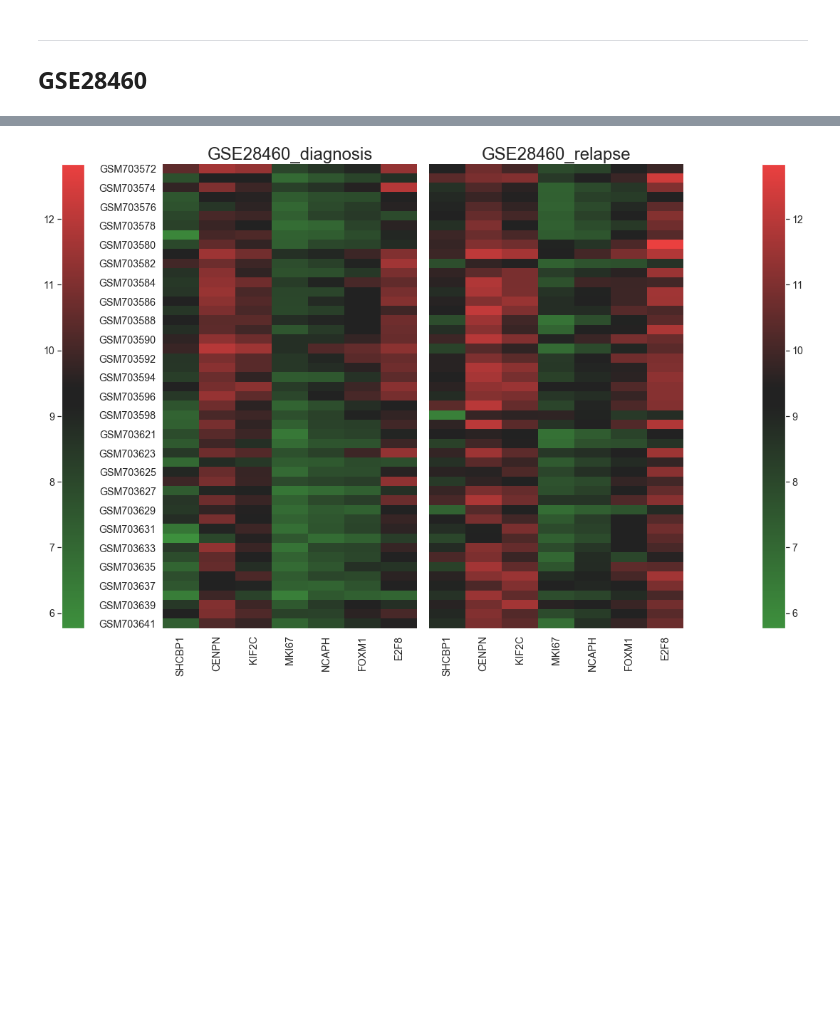
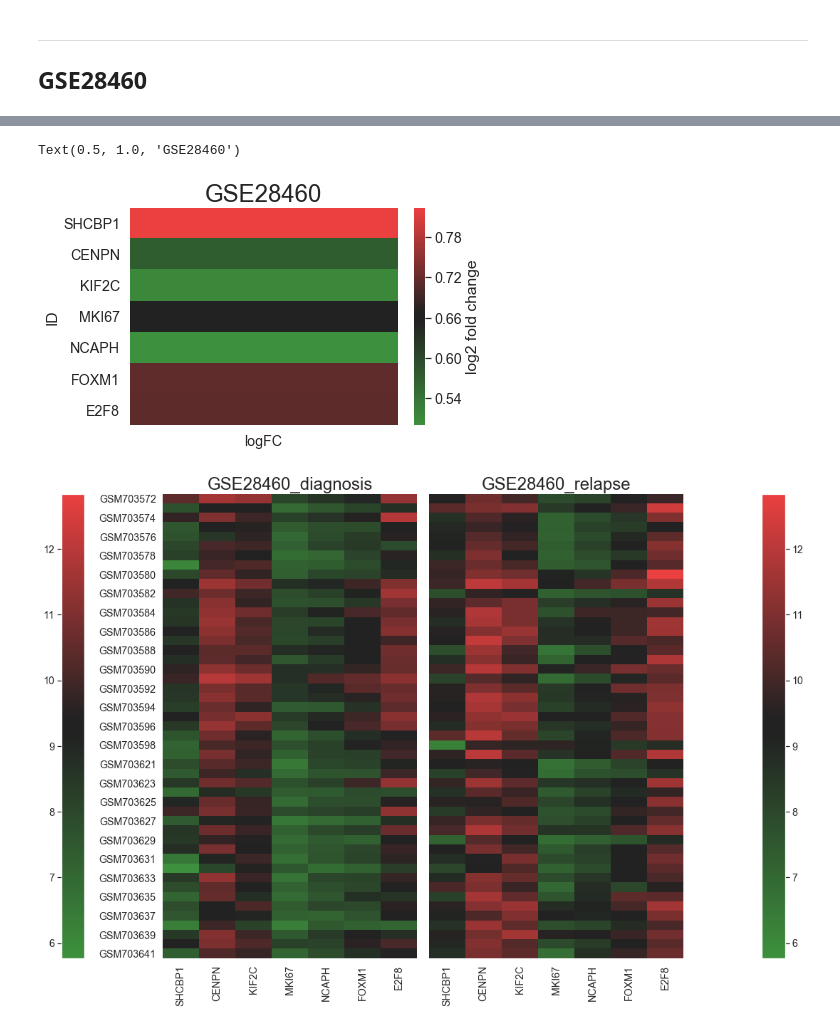
Before and after one commit to boringariel/Data_preprocessing, a Jupyter notebook: Pediatric_ALL_DEG.ipynb, the cells around one changed output, grey strips where cells are left out. Cells and saved outputs as stored; diff of their text form; code cells hidden in the pictures; blank space fills up the shorter version.

```diff
--- a/Pediatric_ALL_DEG.ipynb
+++ b/Pediatric_ALL_DEG.ipynb
@@ -134,3 +162,21 @@ deg_mi:  (42, 8)
+# %%
+res = pd.read_csv('./28460/res.csv')
+
+res.index = res['ID']
+
+res2 = pd.DataFrame(res[['ID','logFC']])
+
+genes = ['SHCBP1', 'CENPN', 'KIF2C', 'MKI67', 'NCAPH', 'FOXM1', 'E2F8']
+
+res3 = res2.loc[genes].drop_duplicates(['ID'])
+
+res3 = pd.DataFrame(res3['logFC'])
+# %%
+sns.heatmap(res3, cmap=pal, cbar_kws={'label': 'log2 fold change'},
+            cbar=True).set_title('GSE28460', fontsize=24)
+# %% [output]
+Text(0.5, 1.0, 'GSE28460')
+[figure, added]
 # %%
 #heatmap
 esets_d = pd.read_csv('./28460/esets_d.csv', index_col=0).T
```
Also changed, not shown: parts of 17 cells of this notebook.
